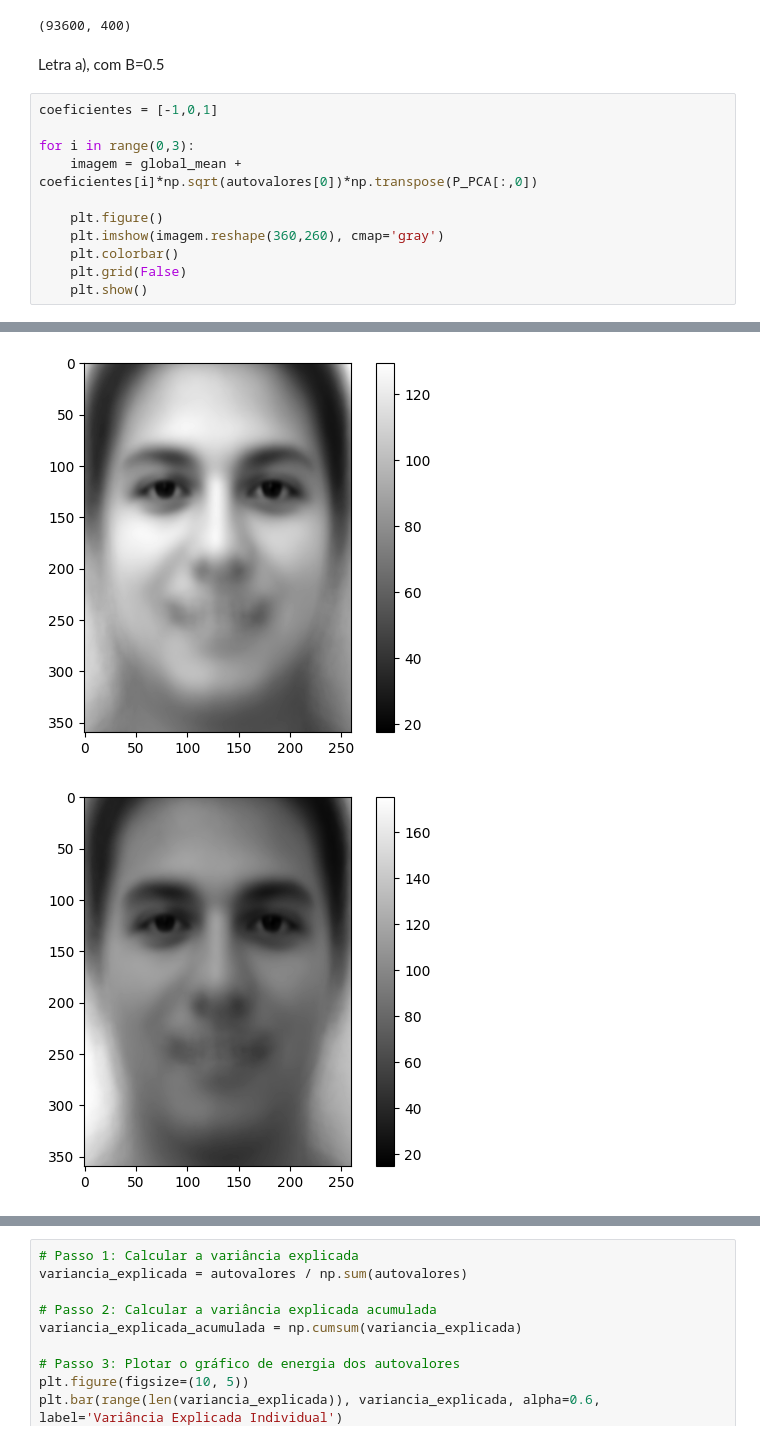
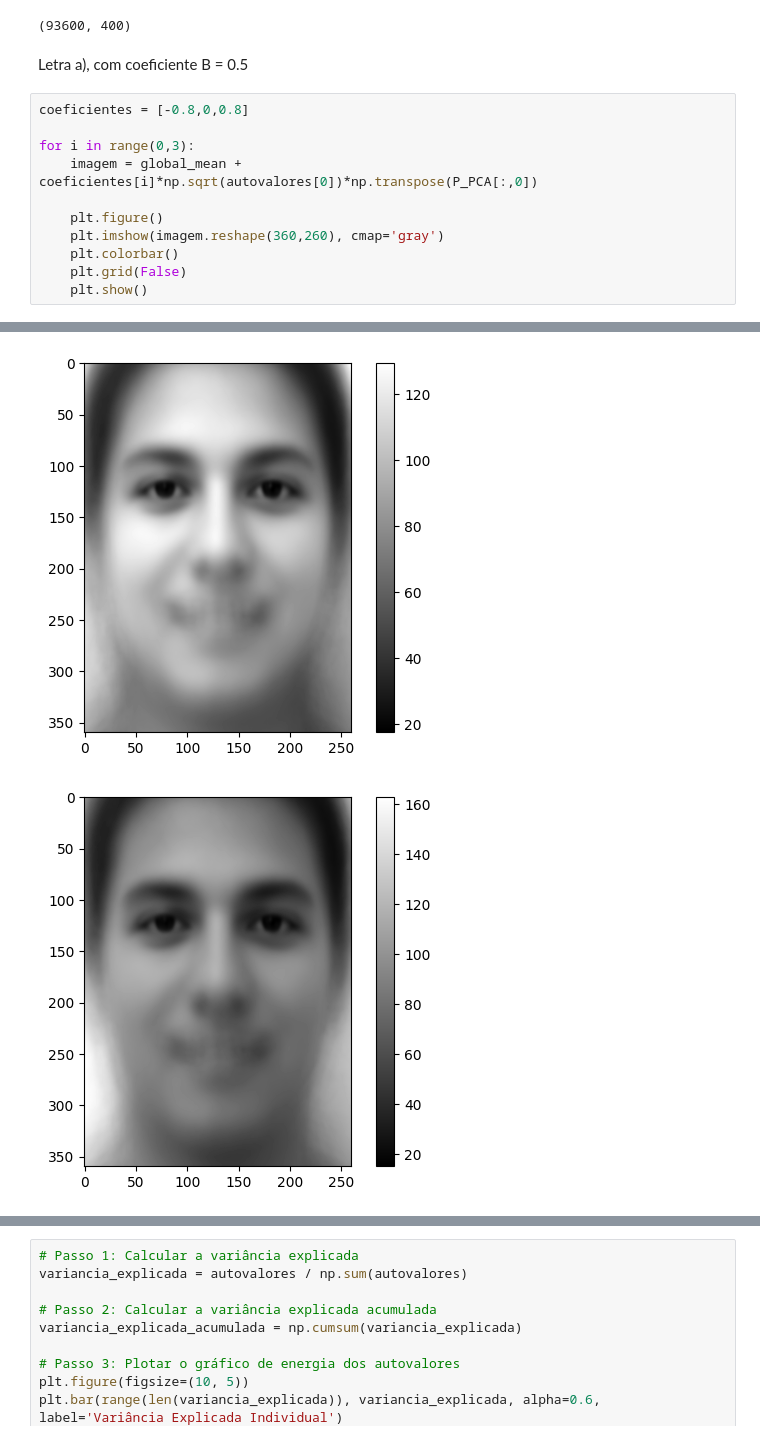
Before and after one commit to lorran-araujo/LNCC, a Jupyter notebook: disciplinas/redes-neurais/codes/lista2/exercicio3.ipynb, the cells around one changed output, grey strips where cells are left out. Drawn from its saved outputs; the diff is of its cells as text.

```diff
--- a/disciplinas/redes-neurais/codes/lista2/exercicio3.ipynb
+++ b/disciplinas/redes-neurais/codes/lista2/exercicio3.ipynb
@@ -95,9 +94,9 @@ P_PCA.shape
 # %% [output]
 (93600, 400)
 # %% [markdown]
-Letra a), com B=0.5
+Letra a), com coeficiente B = 0.5
 # %%
-coeficientes = [-1,0,1]
+coeficientes = [-0.8,0,0.8]
 
 for i in range(0,3):
     imagem = global_mean + coeficientes[i]*np.sqrt(autovalores[0])*np.transpose(P_PCA[:,0])
@@ -112,3 +111,3 @@ for i in range(0,3):
 [figure]
-[figure, old version]
+[figure, new version]
 # %% [markdown]
```
Also changed, not shown: parts of 23 cells of this notebook, 2 other files.
